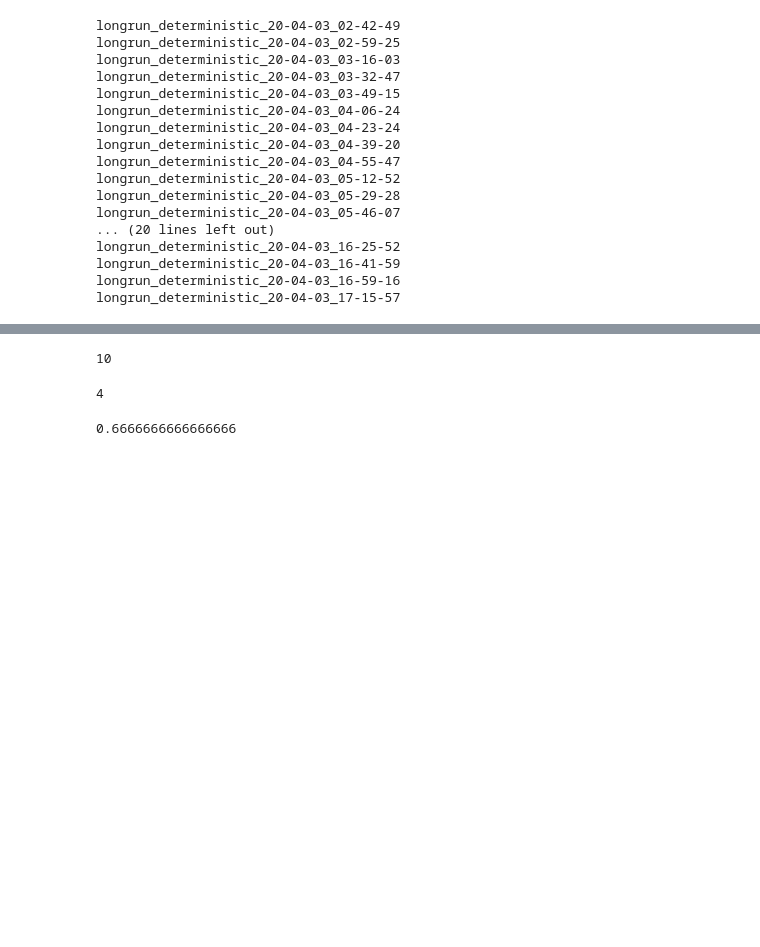
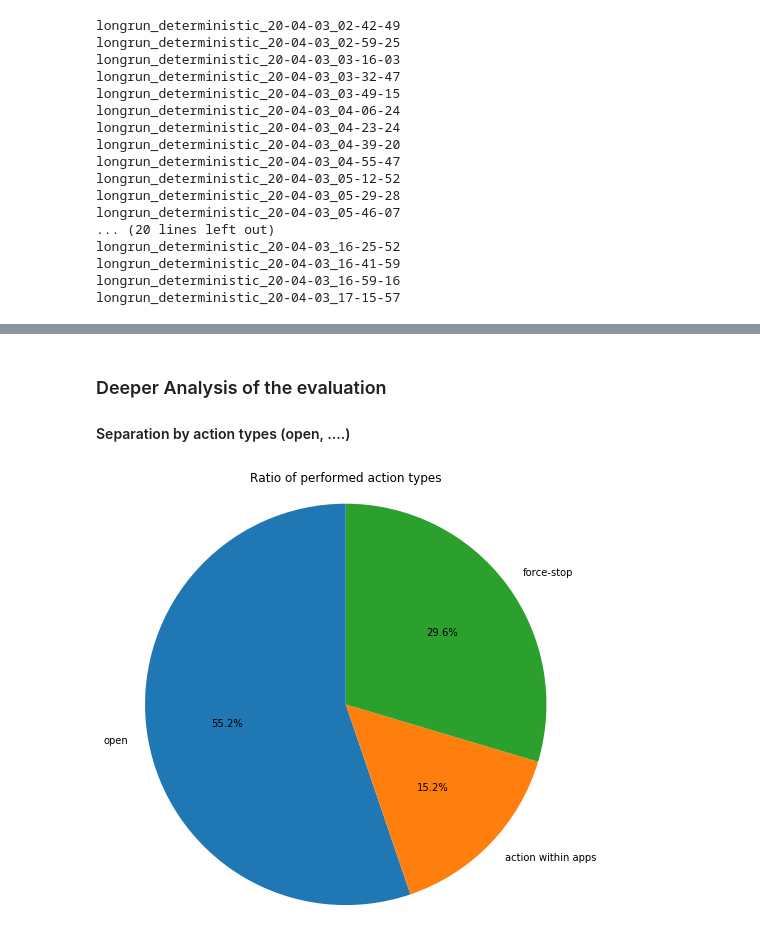
Before and after one commit to alex35469/Traffic-Analysis-on-wearables, a Jupyter notebook: Classification/Longrun identification.ipynb, the cells around one changed output, grey strips where cells are left out. Cells and saved outputs as stored; diff of their text form; code cells hidden in the pictures; blank space fills up the shorter version.

```diff
--- a/Classification/Longrun identification.ipynb
+++ b/Classification/Longrun identification.ipynb
@@ -573,6 +578,7 @@ def evaluate(DATA_PATH, DISCARDED_ACTION=[], TO_MERGE=[], EQUALIZATION=True,
     saved_title = title.replace(".", "_").replace(" ", "_")
     cm, _, _ = plot_confusion_matrix(y_test, y_pred, title= title, save = saved_title, PLOT_DIR=PLOT_DIR)
 
+    return cm
     print("done")
 # %% [markdown]
 <a id='build-per-action-capture-model'></a>
@@ -694,0 +685,18 @@ path_files_ground_truth = [GROUND_TRUTH_PATH + f + ".log" for f in ready_dataset
+# %%
+DATA_PATH = "./data/huawei/longrun/deterministic-15min-1/"
+GROUND_TRUTH_PATH = "./data/huawei/longrun/deterministic-15min-1/ground-truth/"
+CHECKED_GT = "./data/huawei/longrun/deterministic-15min-1/checked-gt/"
+
+data_path_content = sorted(glob.glob(DATA_PATH + '*.csv', recursive=True))
+gt_path_content = sorted(glob.glob(GROUND_TRUTH_PATH + '*.log', recursive=True))
+checked_gt_path_content = sorted(glob.glob(CHECKED_GT + '*.log', recursive=True))
+
+
+# All data that can be used must have their .log companion (in ground-truth)
+ready_dataset = intersection_fname(data_path_content, gt_path_content)
+# All checkeds that can be used must have their .log companion (in ground-truth)
+checked_files = intersection_fname([f + ".log" for f in ready_dataset], checked_gt_path_content, print_missing=False)
+
+# All data that can be used to evaluate the model
+path_files_data = [DATA_PATH + f + ".csv" for f in ready_dataset]
+path_files_ground_truth = [GROUND_TRUTH_PATH + f + ".log" for f in ready_dataset]
@@ -1351,12 +1216,3 @@ fp
-# %%
-tp
-# %% [output]
-10
-# %%
-fn
-# %% [output]
-4
-# %%
-precision
-# %% [output]
-0.6666666666666666
+# %% [markdown]
+### Deeper Analysis of the evaluation
+#### Separation by action types (open, ....)
@@ -1362,0 +1250,24 @@ precision
+# %%
+open_all, stop_all, action_all = (0,0,0)
+for f in bounded_gt:
+    for pred in bounded_gt[f]:
+        if 'open' in pred[2]:
+            open_all += 1
+        elif 'force-stop' in pred[2]:
+            stop_all += 1
+        else:
+            action_all += 1
+
+# Plots
+labels = ['open', 'action within apps', 'force-stop']
+sizes = [open_all, action_all, stop_all]
+
+fig1, ax1 = plt.subplots(figsize=(8,8))
+ax1.pie(sizes, labels=labels, autopct='%1.1f%%', startangle=90)
+ax1.axis('equal')  # Equal aspect ratio ensures that pie is drawn as a circle.
+plt.title("Ratio of performed action types")
+plt.savefig("./plots/Ratio of performed action types".replace(" ", "_"))
+
+plt.show()
+# %% [output]
+[figure, added]
```
Also changed, not shown: parts of 79 cells of this notebook.
